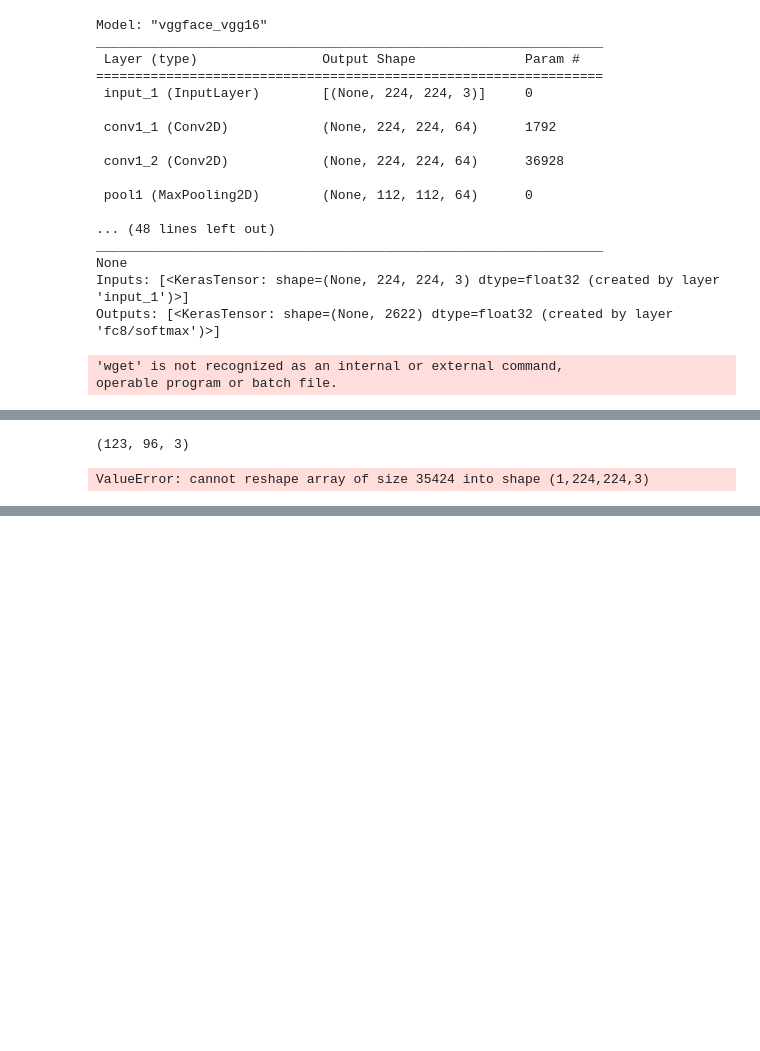
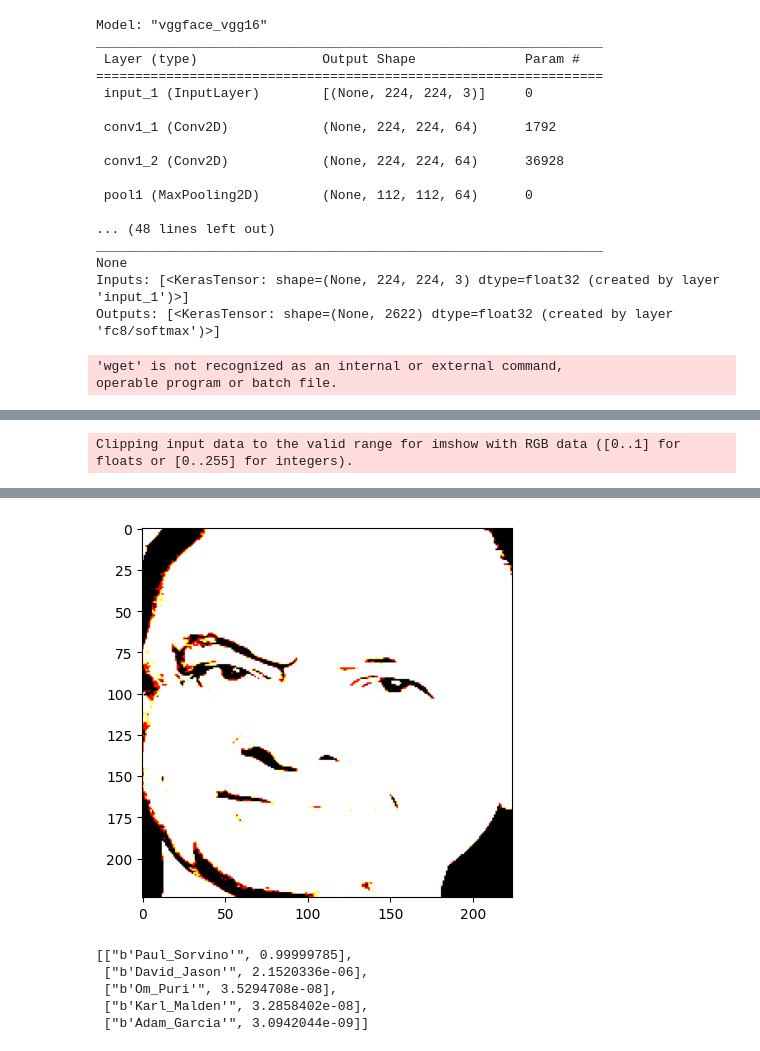
Before and after one commit to RavindraB55/Facial-Recognition, a Jupyter notebook: facial-recognition.ipynb, the cells around one changed output, grey strips where cells are left out. Drawn from its saved outputs; the diff is of its cells as text; code cells hidden in the pictures; blank space fills up the shorter version.

```diff
--- a/facial-recognition.ipynb
+++ b/facial-recognition.ipynb
@@ -96,9 +101,29 @@ plt.show()
-# %%
-print(face.shape)
-image = face.reshape(1,224,224,3)
-face_prediction = np.asarray(image)
-print(face_prediction.shape)
-predictions = vggface.predict(face_prediction)
-# %% [output]
-(123, 96, 3)
-ValueError: cannot reshape array of size 35424 into shape (1,224,224,3)
+# %%
+from tensorflow.keras.preprocessing.image import img_to_array, load_img
+from tensorflow.keras.applications.vgg16 import preprocess_input
+from tensorflow.keras.applications.vgg16 import VGG16
+from tensorflow.keras.models import Model
+from PIL import Image
+import numpy as np
+
+def resize_image(image_array, target_size):
+    image = Image.fromarray(image_array)
+    resized_image = image.resize(target_size)
+    return np.array(resized_image)
+
+
+print(face.shape)
+# Assuming face_array is your input image data
+face_array_resized = resize_image(face, target_size=(224, 224))
+
+# Expand dimensions to create a batch of size 1
+face_array_expanded = np.expand_dims(face_array_resized, axis=0)
+plt.imshow(face_array_expanded[0])
+
+# Preprocess the input data for VGG16
+face_array_preprocessed = preprocess_input(face_array_expanded)
+plt.imshow(face_array_preprocessed[0])
+
+predictions = vggface.predict(face_array_expanded)
+# %% [output]
+Clipping input data to the valid range for imshow with RGB data ([0..1] for floats or [0..255] for integers).
@@ -104,0 +132 @@ ValueError: cannot reshape array of size 35424 into shape (1,224,224,3)
+[figure, added]
@@ -104,0 +137,8 @@ ValueError: cannot reshape array of size 35424 into shape (1,224,224,3)
+# %%
+names[0]
+# %% [output]
+[["b'Paul_Sorvino'", 0.99999785],
+ ["b'David_Jason'", 2.1520336e-06],
+ ["b'Om_Puri'", 3.5294708e-08],
+ ["b'Karl_Malden'", 3.2858402e-08],
+ ["b'Adam_Garcia'", 3.0942044e-09]]
```
Also changed, not shown: parts of 8 cells of this notebook, 1 other file.
